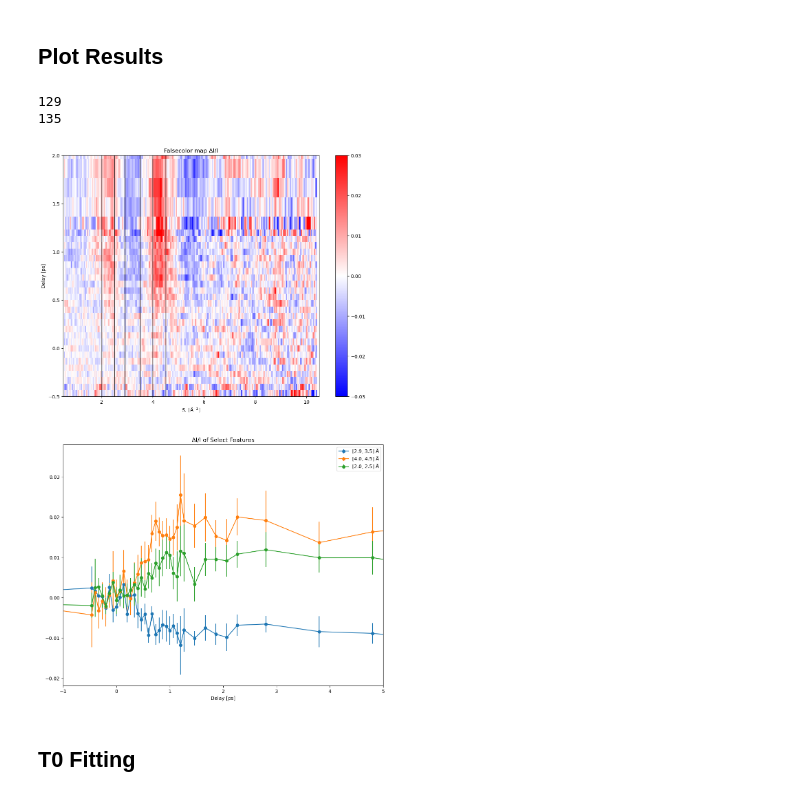
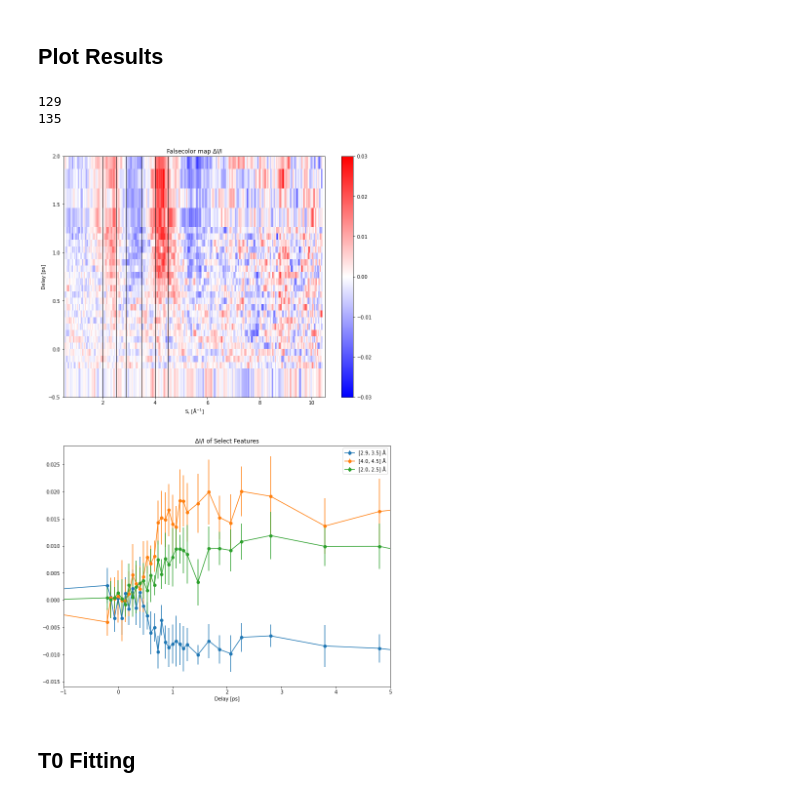
Before and after one commit to lheald2/gued, a Jupyter notebook: T0_Analysis.ipynb, the cells around one changed output. Saved outputs shown, nothing was run; the diff lists cells and outputs as text; code cells hidden in the pictures.

```diff
--- a/T0_Analysis.ipynb
+++ b/T0_Analysis.ipynb
@@ -143,13 +161,13 @@ TypeError: Dimensions of C (41, 464) should be one smaller than X(464) and Y(37)
 # %% [markdown]
 ## Combining Data -- Stage
 # %%
-stage_1[2:25] = stage_4[2:25]
+stage_1[2:25] = stage_1[2:25] - 0.01
 
-stage_2[2:25] = stage_2[2:25] - 0.02
+stage_2[2:25] = stage_2[2:25]
 
-stage_3[2:25] = stage_3[2:25] - 0.02
+stage_3[2:25] = stage_3[2:25] - 0.04
 
-stage_4[2:25] = stage_1[2:25] - 0.03
+stage_4[2:25] = stage_4[2:25] -0.05
 # %%
 print(stage_1)
 print(stage_2)
@@ -195,7 +213,7 @@ dI_temp = np.concatenate((dI_4, dI_3, dI_2, dI_1), axis=0)
  108.77 108.78 108.79 108.8  108.81 108.82 108.85 108.88 108.91 108.94
  108.97 109.05 109.2  109.35 109.5  110.17 111.67 116.17]
 # %%
-uni_stage = np.round(np.unique(stage_temp), decimals=2)
-stage_temp = stage_temp.round(decimals=2)
+uni_stage = np.round(np.unique(stage_temp), decimals=3)
+stage_temp = stage_temp.round(decimals=3)
 print(uni_stage.shape)
 # %% [output]
@@ -307,10 +325,18 @@ ave_data.shape
 ## Plot Results
 # %%
 angs = '\u00C5';
-s_cali = 0.0225
+
+posi_0 = 108.63
+#posi_0 = 154.405
+uni_time = (uni_stage - posi_0)/0.15
+print(len(uni_time))
+
+s_cali = 0.0228
 RoI_1 = [2.9, 3.5];
 RoI_2 = [4.0, 4.5];
 RoI_3 = [2.0, 2.5];
+
+
 print(round(RoI_1[0]/0.0225))
 Inte_1 = ave_data[:,round(RoI_1[0]/s_cali):round(RoI_1[1]/s_cali)].mean(axis=1);
 std_1 = ave_data[:,round(RoI_1[0]/s_cali):round(RoI_1[1]/s_cali)].std(axis=1)
@@ -329,34 +355,34 @@ plt.axvline(x = RoI_1[1], color = 'k', linestyle = '-',linewidth=1);
 plt.axvline(x = RoI_2[0], color = 'k', linestyle = '-',linewidth=1);
 plt.axvline(x = RoI_2[1], color = 'k', linestyle = '-',linewidth=1);
 plt.axvline(x = RoI_3[0], color = 'k', linestyle = '-',linewidth=1);
 plt.axvline(x = RoI_3[1], color = 'k', linestyle = '-',linewidth=1);
 plt.ylim(-0.5, 2)
 plt.xlim(0.5,10.5)
 plt.xlabel(r'S, ['+angs+'$^{-1}$]');plt.ylabel('Delay [ps]');
 plt.title('Falsecolor map ΔI/I')
 
 plt.subplot(2,1,2)
 
 print(round(RoI_1[0]/0.0215))
 Inte_1 = ave_data[:,round(RoI_1[0]/s_cali):round(RoI_1[1]/s_cali)].mean(axis=1);
 std_1 = ave_data[:,round(RoI_1[0]/s_cali):round(RoI_1[1]/s_cali)].std(axis=1)
 Inte_2 = ave_data[:,round(RoI_2[0]/s_cali):round(RoI_2[1]/s_cali)].mean(axis=1);
 std_2 = ave_data[:,round(RoI_2[0]/s_cali):round(RoI_2[1]/s_cali)].std(axis=1);
 Inte_3 = ave_data[:,round(RoI_3[0]/s_cali):round(RoI_3[1]/s_cali)].mean(axis=1);
 std_3 = ave_data[:,round(RoI_3[0]/s_cali):round(RoI_3[1]/s_cali)].std(axis=1);
 plt.subplot(2,1,2)
 plt.errorbar(uni_time,Inte_1, yerr=std_1,  fmt='-o',  label=str(RoI_1)+' '+angs);
 plt.errorbar(uni_time,Inte_2, yerr=std_2,  fmt='-o', label=str(RoI_2)+' '+angs);
 plt.errorbar(uni_time, Inte_3, yerr = std_3, fmt='-o', label=str(RoI_3)+' '+angs)
 plt.xlim(-1, 5)
 plt.legend()
 plt.xlabel('Integrated Yield [arb.]');plt.xlabel('Delay [ps]');plt.title('ΔI/I of Select Features')
 
 plt.show()
 # %% [output]
 129
 135
-[figure, old version]
+[figure, new version]
 # %% [markdown]
 ## T0 Fitting
 # %%
```
Also changed, not shown: parts of 39 cells of this notebook, 8 other files.
